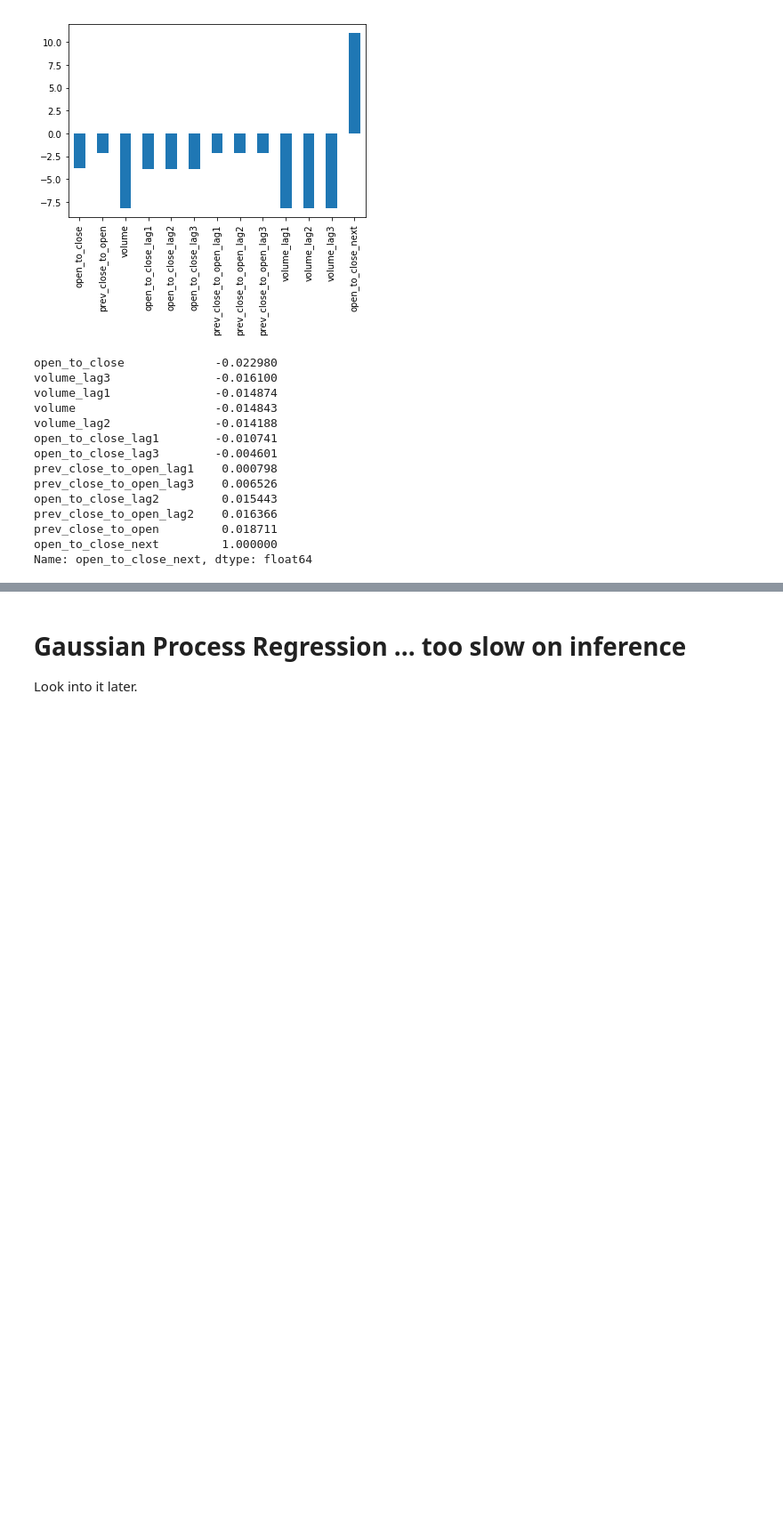
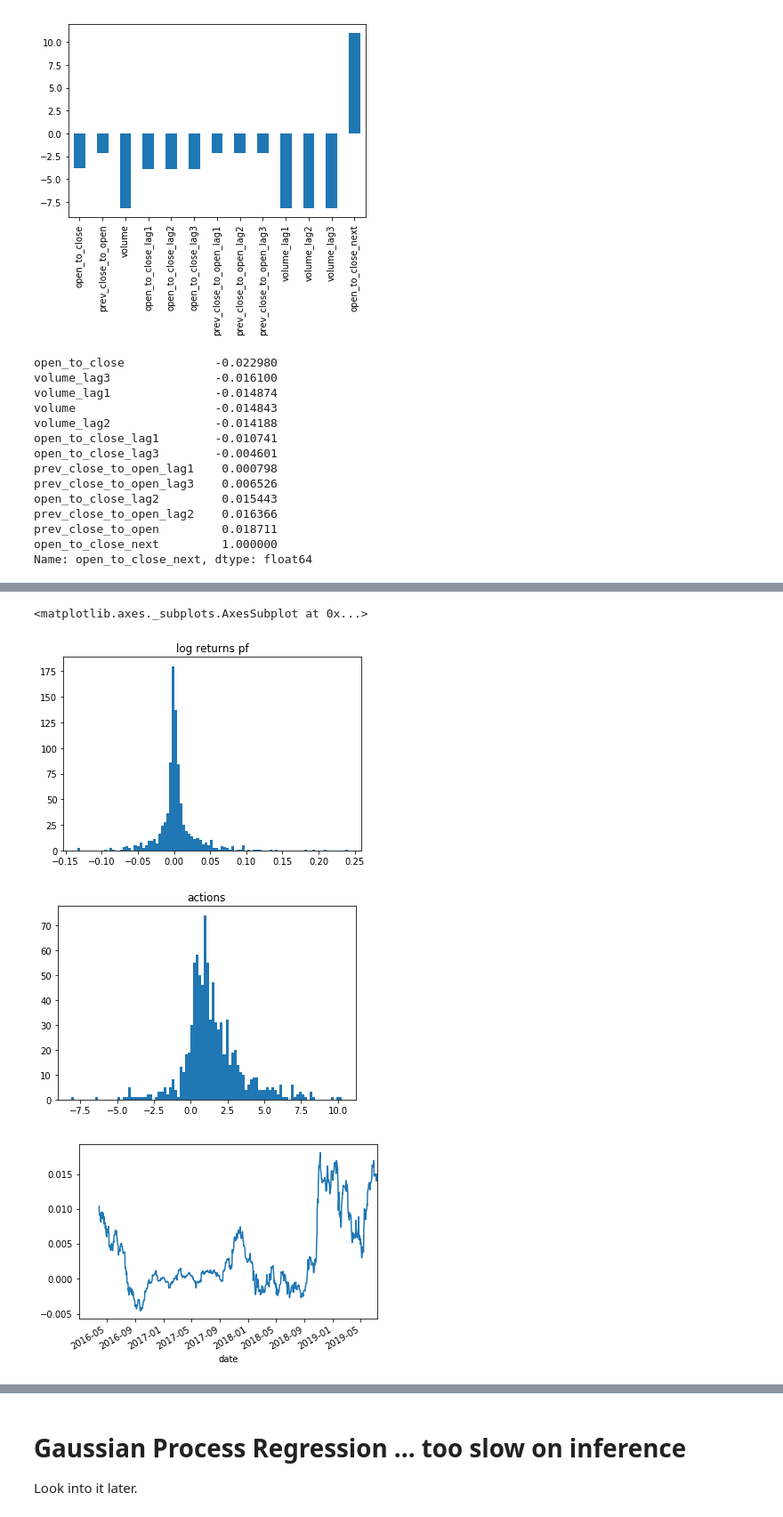
Before and after one commit to cottrell/notebooks, a Jupyter notebook: notebooks/sanity.ipynb, the cells around one changed output, grey strips where cells are left out. Shown at 89% size. Cells and saved outputs as stored; diff of their text form; code cells hidden in the pictures; blank space fills up the shorter version.

```diff
--- a/notebooks/sanity.ipynb
+++ b/notebooks/sanity.ipynb
@@ -330,0 +330,43 @@ def get_returns(y, yp, max_drawdown=0.5):
+# %%
+def get_returns(y, yp, d_max=0.3 , scale_factor=1.0):
+    w = 1
+    w_mod = w
+    w_max = w
+    drawdown = 0
+    kelly = get_kelly(yp, scale_factor=scale_factor).numpy()
+    R = np.exp(y)
+    out = list()
+    for i in range(y.shape[0]):
+        w_max = max(w_max, w)
+        drawdown = 1 - w / w_max
+        alpha = min(1, (1 - d_max) / (1 - drawdown))
+        a = (1 - alpha) * kelly[i]
+        real_return = (1 + a * (R[i] - 1))
+        out.append([w, w_max, drawdown, alpha, a, R[i], real_return])
+        wprime = w * real_return
+        wprime_mod = wprime - w * alpha
+
+        w = wprime
+        w_mode = wprime_mod
+    out = pd.DataFrame(out, columns=['w', 'w_max', 'drawdown', 'alpha', 'a', 'R', 'return'])
+    return out
+# %%
+ret_train = get_returns(y_train, y)
+ret_train.index = d_train.index.droplevel('symbol')
+ret_test = get_returns(y_test, yt)
+ret_test.index = d_test.index.droplevel('symbol')
+# %%
+_ = hist(np.log(ret_test.w).diff(), bins=100)
+title('log returns pf')
+figure()
+_ = hist(ret_test.a, bins=100)
+title('actions')
+figure()
+# _ = hist(np.log(ret_test['return']), bins=100)
+rr = np.log(ret_test['return']).rolling(window=60).mean()
+rr.plot()
+# %% [output]
+<matplotlib.axes._subplots.AxesSubplot at 0x...>
+[figure, added]
+[figure, added]
+[figure, added]
```
Also changed, not shown: parts of 28 cells of this notebook.
